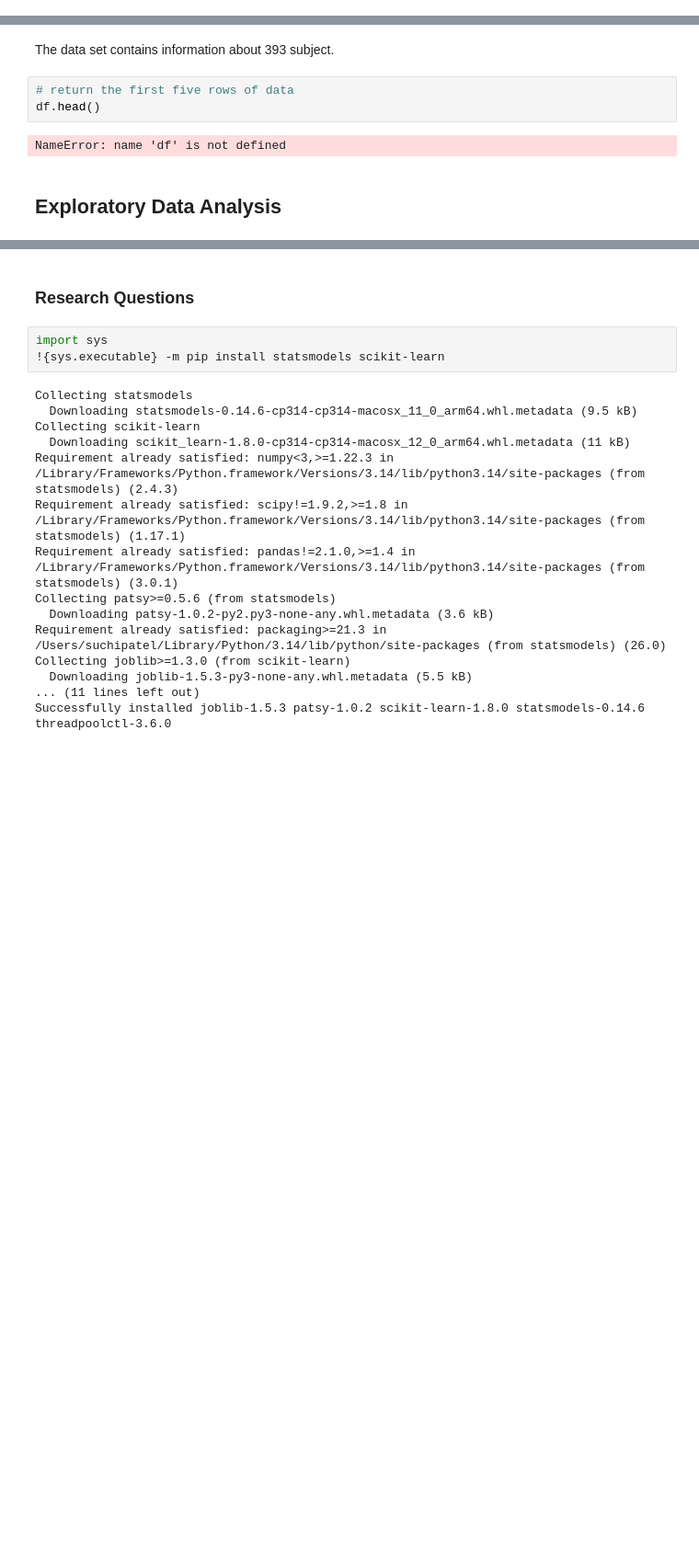
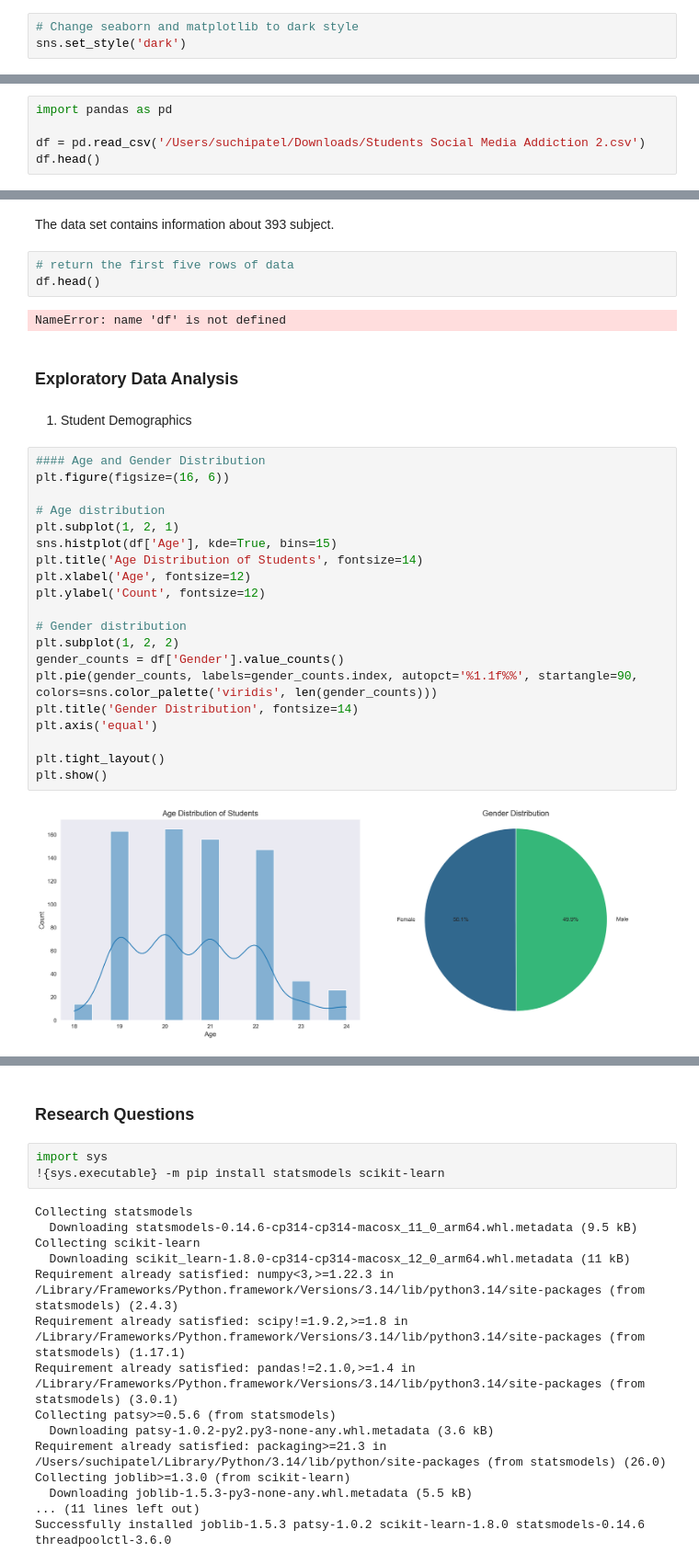
Before and after one commit to suchip-prog/PUBH-1142, a Jupyter notebook: FinalProject.ipynb, the cells around one changed output, grey strips where cells are left out. Shown at 92% size. Cells and saved outputs as stored; diff of their text form; blank space fills up the shorter version.

```diff
--- a/FinalProject.ipynb
+++ b/FinalProject.ipynb
@@ -18,0 +36,3 @@ import seaborn as sns
+# %%
+# Change seaborn and matplotlib to dark style
+sns.set_style('dark')
@@ -20,0 +75,5 @@ import seaborn as sns
+# %%
+import pandas as pd
+
+df = pd.read_csv('/Users/suchipatel/Downloads/Students Social Media Addiction 2.csv')
+df.head()
@@ -81,4 +159,28 @@ df.head()
 # %% [output]
 NameError: name 'df' is not defined
 # %% [markdown]
-## Exploratory Data Analysis
+### Exploratory Data Analysis
+# %% [markdown]
+1. Student Demographics
+# %%
+#### Age and Gender Distribution
+plt.figure(figsize=(16, 6))
+
+# Age distribution
+plt.subplot(1, 2, 1)
+sns.histplot(df['Age'], kde=True, bins=15)
+plt.title('Age Distribution of Students', fontsize=14)
+plt.xlabel('Age', fontsize=12)
+plt.ylabel('Count', fontsize=12)
+
+# Gender distribution
+plt.subplot(1, 2, 2)
+gender_counts = df['Gender'].value_counts()
+plt.pie(gender_counts, labels=gender_counts.index, autopct='%1.1f%%', startangle=90, colors=sns.color_palette('viridis', len(gender_counts)))
+plt.title('Gender Distribution', fontsize=14)
+plt.axis('equal')
+
+plt.tight_layout()
+plt.show()
+# %% [output]
+[figure, added]
```
Also changed, not shown: parts of 46 cells of this notebook, 1 other file.
